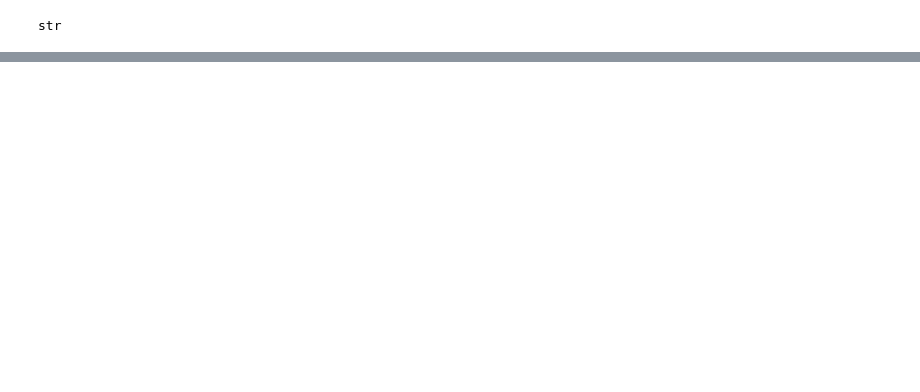
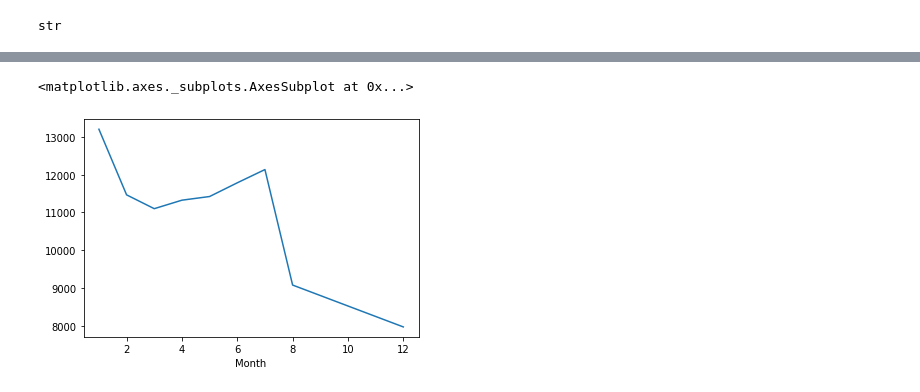
Before and after one commit to JujarP/911-calls, a Jupyter notebook: 911_calls.ipynb, the cells around one changed output, grey strips where cells are left out. Saved outputs shown, nothing was run; the diff lists cells and outputs as text; code cells hidden in the pictures; blank space fills up the shorter version.

```diff
--- a/911_calls.ipynb
+++ b/911_calls.ipynb
@@ -130,0 +148,6 @@ df['Day'] = df['Day'].map(dmap)
+# %%
+# CONFIRM ALL MONTHS ARE NOW PLOTTABLE
+byMonth['Day'].plot()
+# %% [output]
+<matplotlib.axes._subplots.AxesSubplot at 0x...>
+[figure, added]
```
Also changed, not shown: parts of 8 cells of this notebook.
